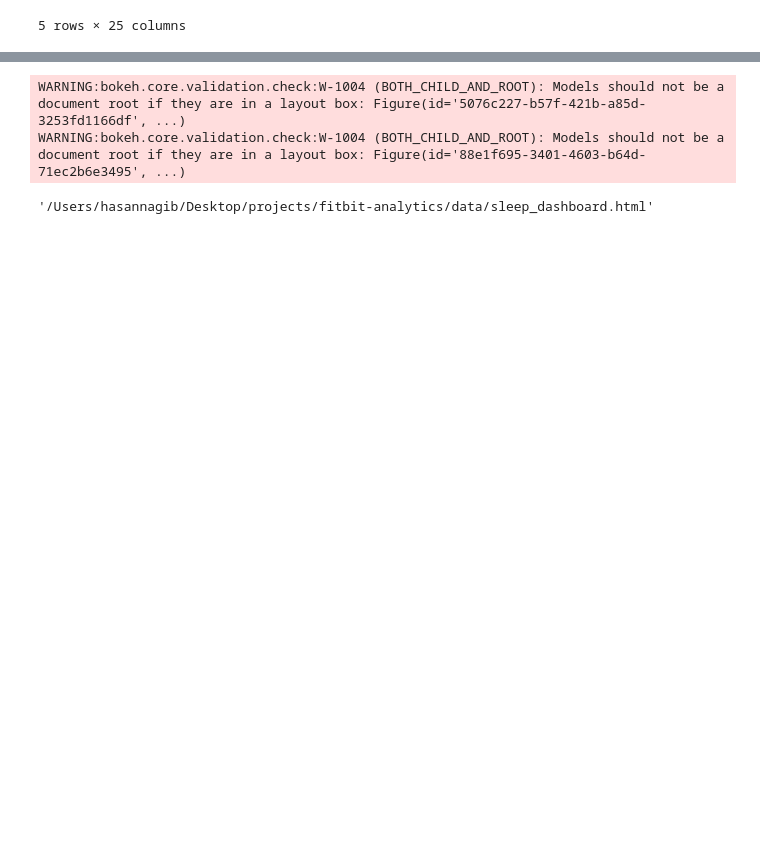
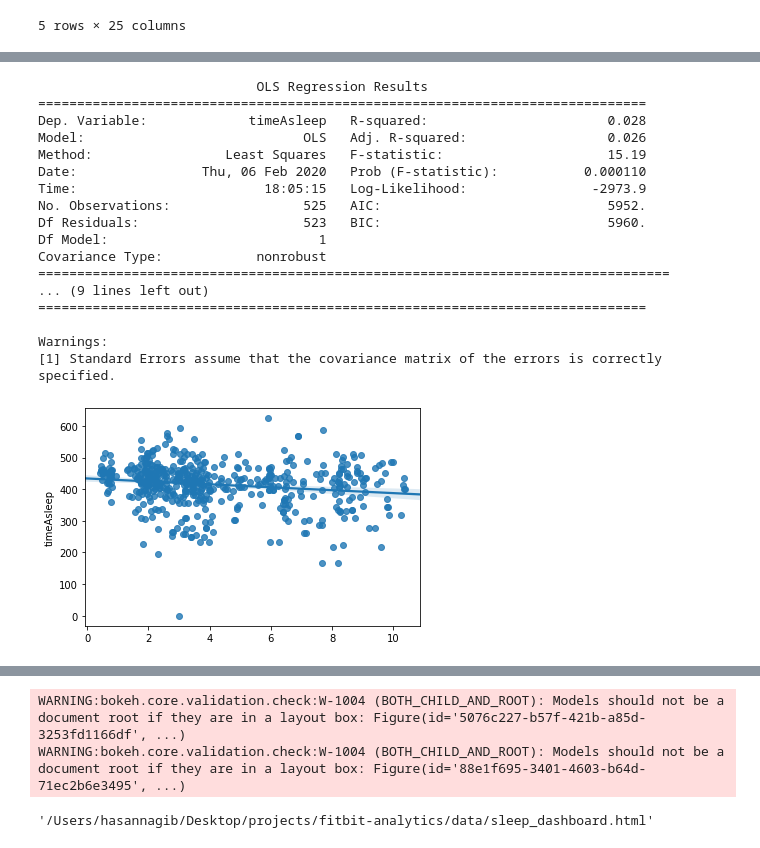
Before and after one commit to hnagib/Fitbit-Analytics, a Jupyter notebook: notebooks/hn-query-sleep-data.ipynb, the cells around one changed output, grey strips where cells are left out. Cells and saved outputs as stored; diff of their text form; code cells hidden in the pictures; blank space fills up the shorter version.

```diff
--- a/notebooks/hn-query-sleep-data.ipynb
+++ b/notebooks/hn-query-sleep-data.ipynb
@@ -347,3 +347,38 @@ show(sleep_dashboard)
 # %% [output]
 [interactive output not drawn]
 [interactive output not drawn]
+# %%
+df_sleep['startHour_var'] = df_sleep['startHour'].rolling(14).std()
+df_sleep['endHour_var'] = df_sleep['endHour'].rolling(14).std()
+
+df_sleep['start_end_var'] = df_sleep['startHour_var']+df_sleep['endHour_var']
+
+df_model = df_sleep[['start_end_var', 'timeAsleep']].dropna()
+
+import seaborn as sns
+sns.regplot(df_sleep['startHour_var']+df_sleep['endHour_var'], df_sleep['timeAsleep'], 'o')
+
+import statsmodels.api as sm
+
+model = sm.OLS(df_model[['timeAsleep']], sm.add_constant(df_model[['start_end_var']], prepend=False))
+res = model.fit()
+print(res.summary())
+# %% [output]
+                            OLS Regression Results
+==============================================================================
+Dep. Variable:             timeAsleep   R-squared:                       0.028
+Model:                            OLS   Adj. R-squared:                  0.026
+Method:                 Least Squares   F-statistic:                     15.19
+Date:                Thu, 06 Feb 2020   Prob (F-statistic):           0.000110
+Time:                        18:05:15   Log-Likelihood:                -2973.9
+No. Observations:                 525   AIC:                             5952.
+Df Residuals:                     523   BIC:                             5960.
+Df Model:                           1
+Covariance Type:            nonrobust
+=================================================================================
+... (9 lines left out)
+==============================================================================
+
+Warnings:
+[1] Standard Errors assume that the covariance matrix of the errors is correctly specified.
+[figure, added]
```
Also changed, not shown: parts of 1 cell of this notebook.
